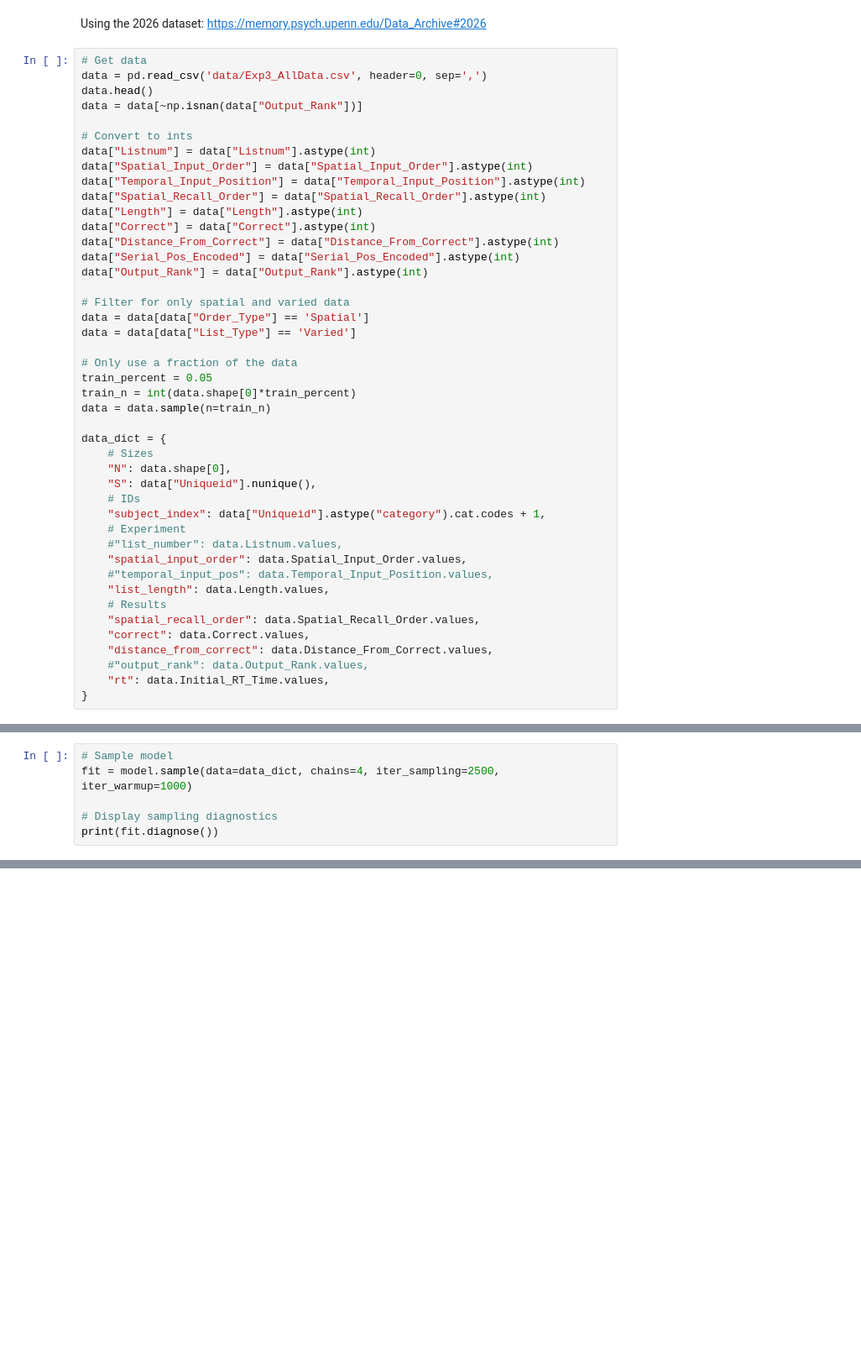
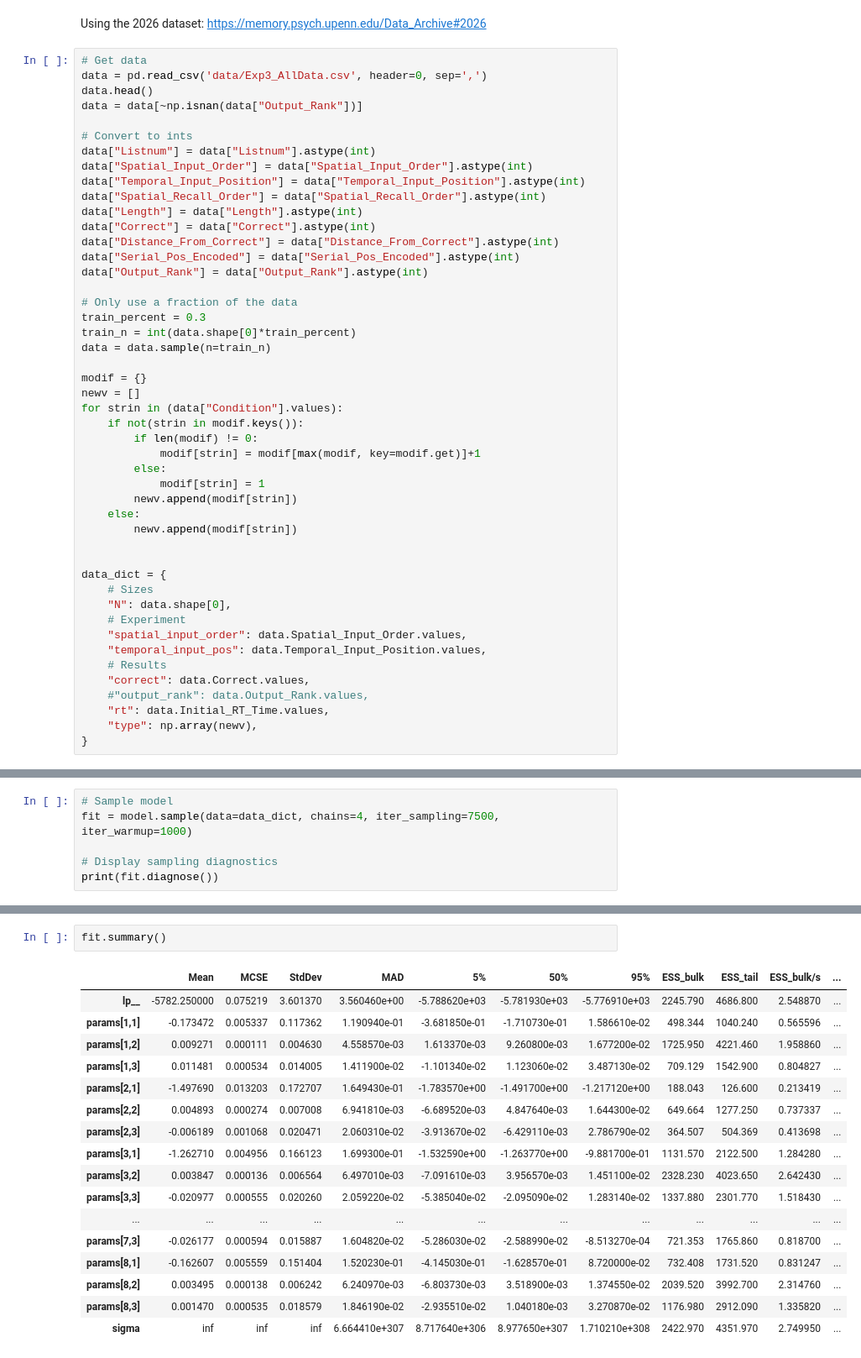
Before and after one commit to joshschnauber-rpi/Cognitive-Modeling-S26, a Jupyter notebook: project/project.ipynb, the cells around one changed output, grey strips where cells are left out. Shown at 84% size. Saved outputs shown, nothing was run; the diff lists cells and outputs as text; blank space fills up the shorter version.

```diff
--- a/project/project.ipynb
+++ b/project/project.ipynb
@@ -26,30 +26,33 @@ data["Distance_From_Correct"] = data["Distance_From_Correct"].astype(int)
 data["Serial_Pos_Encoded"] = data["Serial_Pos_Encoded"].astype(int)
 data["Output_Rank"] = data["Output_Rank"].astype(int)
 
-# Filter for only spatial and varied data
-data = data[data["Order_Type"] == 'Spatial']
-data = data[data["List_Type"] == 'Varied']
-
 # Only use a fraction of the data
-train_percent = 0.05
+train_percent = 0.3
 train_n = int(data.shape[0]*train_percent)
 data = data.sample(n=train_n)
+
+modif = {}
+newv = []
+for strin in (data["Condition"].values):
+    if not(strin in modif.keys()):
+        if len(modif) != 0:
+            modif[strin] = modif[max(modif, key=modif.get)]+1
+        else:
+            modif[strin] = 1
+        newv.append(modif[strin])
+    else:
+        newv.append(modif[strin])
+
 
 data_dict = {
     # Sizes
     "N": data.shape[0],
-    "S": data["Uniqueid"].nunique(),
-    # IDs
-    "subject_index": data["Uniqueid"].astype("category").cat.codes + 1,
     # Experiment
-    #"list_number": data.Listnum.values,
     "spatial_input_order": data.Spatial_Input_Order.values,
-    #"temporal_input_pos": data.Temporal_Input_Position.values,
-    "list_length": data.Length.values,
+    "temporal_input_pos": data.Temporal_Input_Position.values,
     # Results
-    "spatial_recall_order": data.Spatial_Recall_Order.values,
     "correct": data.Correct.values,
-    "distance_from_correct": data.Distance_From_Correct.values,
     #"output_rank": data.Output_Rank.values,
     "rt": data.Initial_RT_Time.values,
+    "type": np.array(newv),
 }
@@ -59,6 +69,6 @@ model = CmdStanModel(stan_file="stan/model.stan")
 # %%
 # Sample model
-fit = model.sample(data=data_dict, chains=4, iter_sampling=2500, iter_warmup=1000)
+fit = model.sample(data=data_dict, chains=4, iter_sampling=7500, iter_warmup=1000)
 
 # Display sampling diagnostics
 print(fit.diagnose())
@@ -66,0 +104,20 @@ print(fit.diagnose())
+# %%
+fit.summary()
+# %% [output]
+|  | Mean | MCSE | StdDev | MAD | 5% | 50% | 95% | ESS_bulk | ESS_tail | ESS_bulk/s | ... |
+| lp__ | -5782.250000 | 0.075219 | 3.601370 | 3.560460e+00 | -5.788620e+03 | -5.781930e+03 | -5.776910e+03 | 2245.790 | 4686.800 | 2.548870 | ... |
+| params[1,1] | -0.173472 | 0.005337 | 0.117362 | 1.190940e-01 | -3.681850e-01 | -1.710730e-01 | 1.586610e-02 | 498.344 | 1040.240 | 0.565596 | ... |
+| params[1,2] | 0.009271 | 0.000111 | 0.004630 | 4.558570e-03 | 1.613370e-03 | 9.260800e-03 | 1.677200e-02 | 1725.950 | 4221.460 | 1.958860 | ... |
+| params[1,3] | 0.011481 | 0.000534 | 0.014005 | 1.411900e-02 | -1.101340e-02 | 1.123060e-02 | 3.487130e-02 | 709.129 | 1542.900 | 0.804827 | ... |
+| params[2,1] | -1.497690 | 0.013203 | 0.172707 | 1.649430e-01 | -1.783570e+00 | -1.491700e+00 | -1.217120e+00 | 188.043 | 126.600 | 0.213419 | ... |
+| params[2,2] | 0.004893 | 0.000274 | 0.007008 | 6.941810e-03 | -6.689520e-03 | 4.847640e-03 | 1.644300e-02 | 649.664 | 1277.250 | 0.737337 | ... |
+| params[2,3] | -0.006189 | 0.001068 | 0.020471 | 2.060310e-02 | -3.913670e-02 | -6.429110e-03 | 2.786790e-02 | 364.507 | 504.369 | 0.413698 | ... |
+| params[3,1] | -1.262710 | 0.004956 | 0.166123 | 1.699300e-01 | -1.532590e+00 | -1.263770e+00 | -9.881700e-01 | 1131.570 | 2122.500 | 1.284280 | ... |
+| params[3,2] | 0.003847 | 0.000136 | 0.006564 | 6.497010e-03 | -7.091610e-03 | 3.956570e-03 | 1.451100e-02 | 2328.230 | 4023.650 | 2.642430 | ... |
+| params[3,3] | -0.020977 | 0.000555 | 0.020260 | 2.059220e-02 | -5.385040e-02 | -2.095090e-02 | 1.283140e-02 | 1337.880 | 2301.770 | 1.518430 | ... |
+| ... | ... | ... | ... | ... | ... | ... | ... | ... | ... | ... | ... |
+| params[7,3] | -0.026177 | 0.000594 | 0.015887 | 1.604820e-02 | -5.286030e-02 | -2.588990e-02 | -8.513270e-04 | 721.353 | 1765.860 | 0.818700 | ... |
+| params[8,1] | -0.162607 | 0.005559 | 0.151404 | 1.520230e-01 | -4.145030e-01 | -1.628570e-01 | 8.720000e-02 | 732.408 | 1731.520 | 0.831247 | ... |
+| params[8,2] | 0.003495 | 0.000138 | 0.006242 | 6.240970e-03 | -6.803730e-03 | 3.518900e-03 | 1.374550e-02 | 2039.520 | 3992.700 | 2.314760 | ... |
+| params[8,3] | 0.001470 | 0.000535 | 0.018579 | 1.846190e-02 | -2.935510e-02 | 1.040180e-03 | 3.270870e-02 | 1176.980 | 2912.090 | 1.335820 | ... |
+| sigma | inf | inf | inf | 6.664410e+307 | 8.717640e+306 | 8.977650e+307 | 1.710210e+308 | 2422.970 | 4351.970 | 2.749950 | ... |
```
Also changed, not shown: parts of 3 cells of this notebook.
